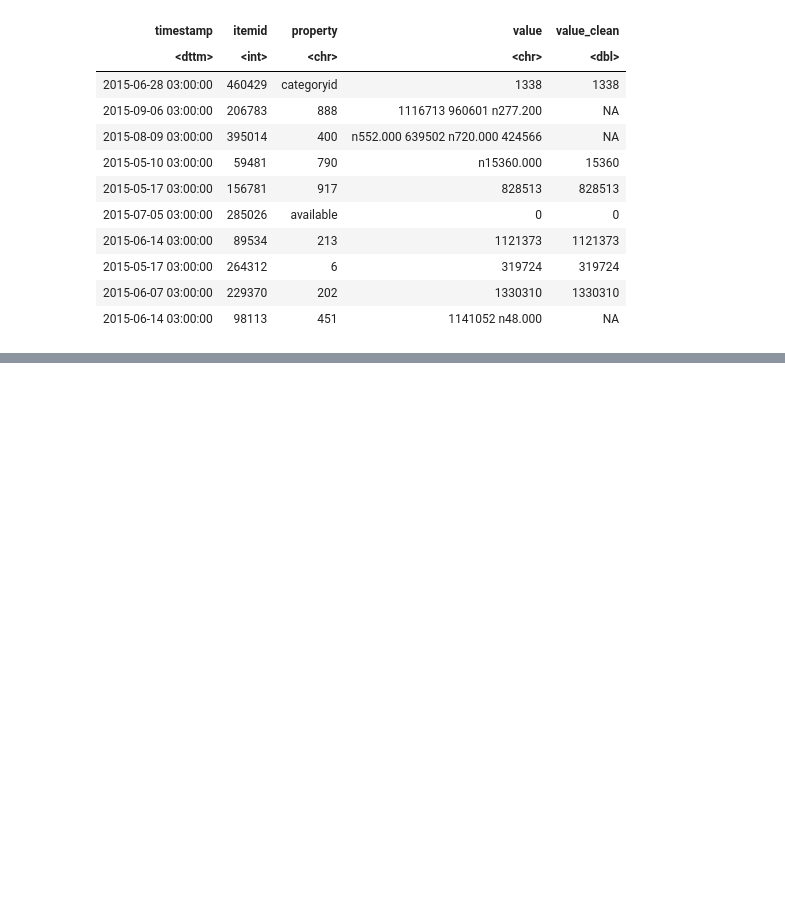
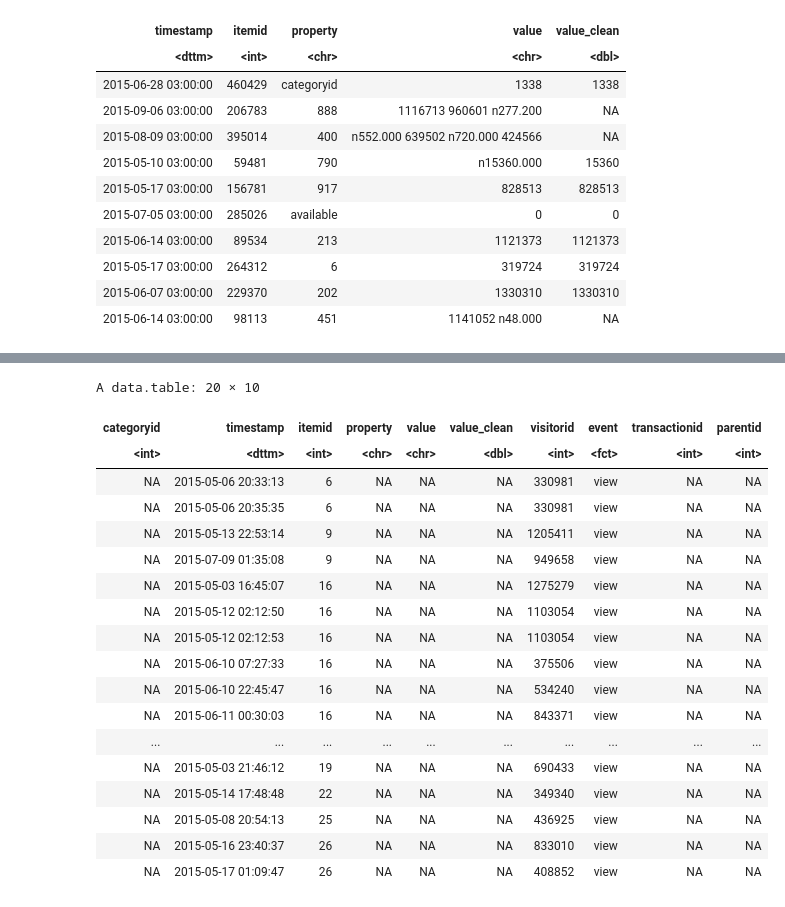
Before and after one commit to omari-kd/Recommendation-System-Analysis-and-Modelling, a Jupyter notebook: 01_notebook/(Jupyter Notebook) Recommendation System Analysis and Modelling.ipynb, the cells around one changed output, grey strips where cells are left out. Drawn from its saved outputs; the diff is of its cells as text; code cells hidden in the pictures; blank space fills up the shorter version.

```diff
--- a/01_notebook/(Jupyter Notebook) Recommendation System Analysis and Modelling.ipynb
+++ b/01_notebook/(Jupyter Notebook) Recommendation System Analysis and Modelling.ipynb
@@ -354,3 +355,21 @@ A data.table: 6 × 8
 | 2015-08-31 18:06:00 | 4 | 888 | 371058 71429 508476 | NA | 905555 | view | NA |
 | 2015-09-15 23:22:44 | 4 | 591 | 1116693 | 1116693 | 1010132 | view | NA |
 | 2015-05-06 20:33:13 | 6 | NA | NA | NA | 330981 | view | NA |
+# %%
+# Filter the item properties data to isolate the rows where the property is "categoryid". This gives you the actual category identifier for each item.
+
+category_property <- item_properties[property == "categoryid"]
+
+# Perform a rolling join Since item properties are time-dependent, align each event with the most recent "categoryid" snapshot preceding the event time
+
+# Order and set keys for rolling join
+setorder(category_property, itemid, timestamp)
+setorder(events, itemid, timestamp)
+setkey(category_property, itemid, timestamp)
+setkey(events, itemid, timestamp)
+
+
+# Rolling join: For each event, get the most recent "categoryid" snapshot
+events_with_category <- category_property[events, on = .(itemid, timestamp), roll = TRUE]
+
+head(events_with_category)
@@ -356,0 +386,37 @@ A data.table: 6 × 8
+# %%
+# Rename and Prepare the Category Identifier
+# For clarity, rename the column containing the category identifier.
+events_with_category[, categoryid := value_clean]
+
+
+# Merge with category tree
+# setKey
+setkey(category_tree, categoryid)
+setkey(events_with_category, categoryid)
+
+
+# Merge the category tree with the events data
+final_data <- merge(events_with_category, category_tree, by = "categoryid", all.x = TRUE)
+
+head(final_data, 20)
+# In the merge() function in R, the all.x = TRUE argument specifies that the merge should be left join (keeping all rows from the left dataset and only matching rows from the right dataset).
+# %% [output]
+A data.table: 20 × 10
+| categoryid | timestamp | itemid | property | value | value_clean | visitorid | event | transactionid | parentid |
+| <int> | <dttm> | <int> | <chr> | <chr> | <dbl> | <int> | <fct> | <int> | <int> |
+| NA | 2015-05-06 20:33:13 | 6 | NA | NA | NA | 330981 | view | NA | NA |
+| NA | 2015-05-06 20:35:35 | 6 | NA | NA | NA | 330981 | view | NA | NA |
+| NA | 2015-05-13 22:53:14 | 9 | NA | NA | NA | 1205411 | view | NA | NA |
+| NA | 2015-07-09 01:35:08 | 9 | NA | NA | NA | 949658 | view | NA | NA |
+| NA | 2015-05-03 16:45:07 | 16 | NA | NA | NA | 1275279 | view | NA | NA |
+| NA | 2015-05-12 02:12:50 | 16 | NA | NA | NA | 1103054 | view | NA | NA |
+| NA | 2015-05-12 02:12:53 | 16 | NA | NA | NA | 1103054 | view | NA | NA |
+| NA | 2015-06-10 07:27:33 | 16 | NA | NA | NA | 375506 | view | NA | NA |
+| NA | 2015-06-10 22:45:47 | 16 | NA | NA | NA | 534240 | view | NA | NA |
+| NA | 2015-06-11 00:30:03 | 16 | NA | NA | NA | 843371 | view | NA | NA |
+| ... | ... | ... | ... | ... | ... | ... | ... | ... | ... |
+| NA | 2015-05-03 21:46:12 | 19 | NA | NA | NA | 690433 | view | NA | NA |
+| NA | 2015-05-14 17:48:48 | 22 | NA | NA | NA | 349340 | view | NA | NA |
+| NA | 2015-05-08 20:54:13 | 25 | NA | NA | NA | 436925 | view | NA | NA |
+| NA | 2015-05-16 23:40:37 | 26 | NA | NA | NA | 833010 | view | NA | NA |
+| NA | 2015-05-17 01:09:47 | 26 | NA | NA | NA | 408852 | view | NA | NA |
```
Also changed, not shown: parts of 2 cells of this notebook, 1 other file.
